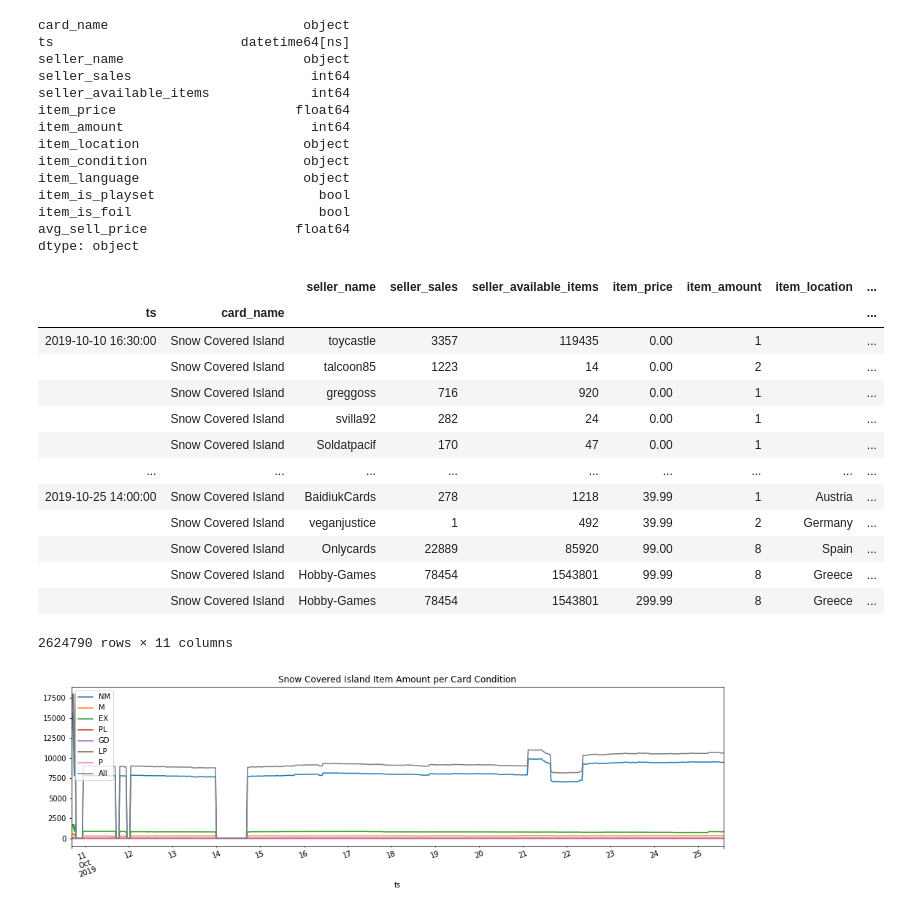
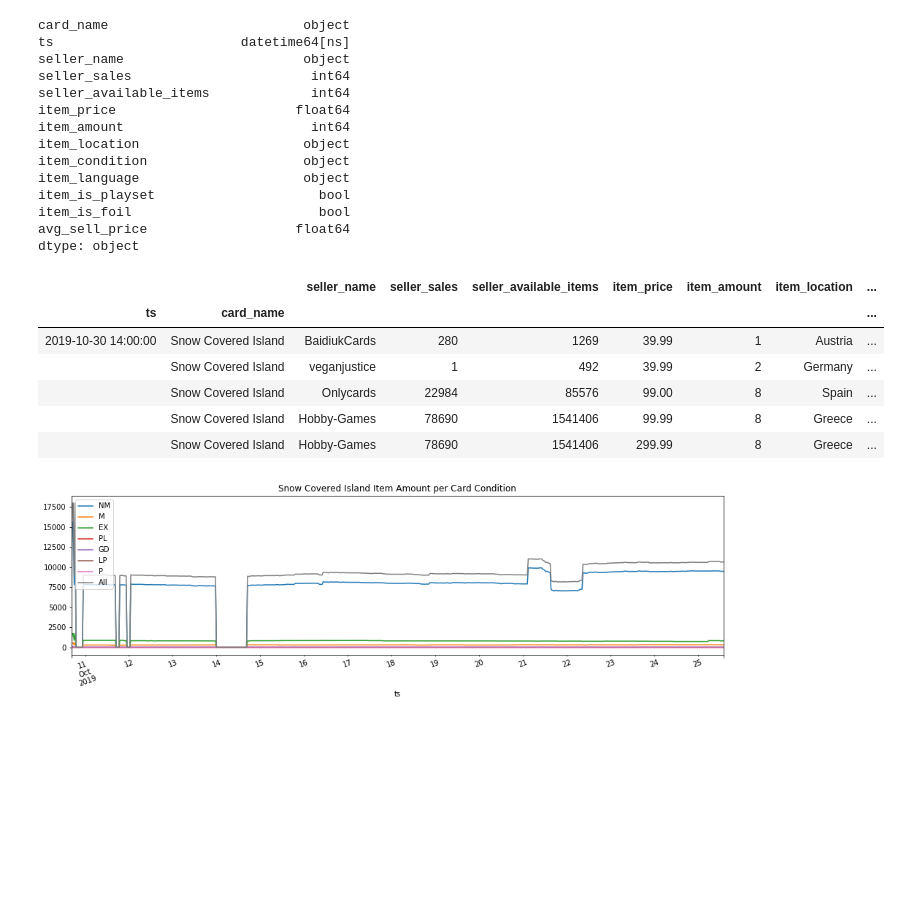
Before and after one commit to buedaswag/mtg, a Jupyter notebook: experiments_plotting.ipynb, the cells around one changed output. Saved outputs shown, nothing was run; the diff lists cells and outputs as text; code cells hidden in the pictures; blank space fills up the shorter version.

Commit message:
fixing large pickles

```diff
--- a/experiments_plotting.ipynb
+++ b/experiments_plotting.ipynb
@@ -59,7 +59,9 @@ read the records
 
 now = pd.Timestamp.now(tz='UTC').date()
 now_minus_24_hours = now - pd.Timedelta('%d hours'%(24,))
-engine, server = get_db_connection_ssh(local=False)
+
+# set local param
+engine, server = get_db_connection_ssh(local=True)
 
 query = '''
 SELECT *
@@ -88,22 +90,19 @@ avg_sell_price                   float64
 dtype: object
 # %%
 df = data_transformer(df_db)
-df
-# %% [output]
-|  |  | seller_name | seller_sales | seller_available_items | item_price | item_amount | item_location | ... |
-| ts | card_name |  |  |  |  |  |  | ... |
-| 2019-10-10 16:30:00 | Snow Covered Island | toycastle | 3357 | 119435 | 0.00 | 1 |  | ... |
-|  | Snow Covered Island | talcoon85 | 1223 | 14 | 0.00 | 2 |  | ... |
-|  | Snow Covered Island | greggoss | 716 | 920 | 0.00 | 1 |  | ... |
-|  | Snow Covered Island | svilla92 | 282 | 24 | 0.00 | 1 |  | ... |
-|  | Snow Covered Island | Soldatpacif | 170 | 47 | 0.00 | 1 |  | ... |
-| ... | ... | ... | ... | ... | ... | ... | ... | ... |
-| 2019-10-25 14:00:00 | Snow Covered Island | BaidiukCards | 278 | 1218 | 39.99 | 1 | Austria | ... |
-|  | Snow Covered Island | veganjustice | 1 | 492 | 39.99 | 2 | Germany | ... |
-|  | Snow Covered Island | Onlycards | 22889 | 85920 | 99.00 | 8 | Spain | ... |
-|  | Snow Covered Island | Hobby-Games | 78454 | 1543801 | 99.99 | 8 | Greece | ... |
-|  | Snow Covered Island | Hobby-Games | 78454 | 1543801 | 299.99 | 8 | Greece | ... |
-2624790 rows × 11 columns
+# %%
+# save the df
+with open('./pickles/df.pickle', 'wb') as handle:
+    pickle.dump(df, handle, protocol=pickle.HIGHEST_PROTOCOL)
+df.tail()
+# %% [output]
+|  |  | seller_name | seller_sales | seller_available_items | item_price | item_amount | item_location | ... |
+| ts | card_name |  |  |  |  |  |  | ... |
+| 2019-10-30 14:00:00 | Snow Covered Island | BaidiukCards | 280 | 1269 | 39.99 | 1 | Austria | ... |
+|  | Snow Covered Island | veganjustice | 1 | 492 | 39.99 | 2 | Germany | ... |
+|  | Snow Covered Island | Onlycards | 22984 | 85576 | 99.00 | 8 | Spain | ... |
+|  | Snow Covered Island | Hobby-Games | 78690 | 1541406 | 99.99 | 8 | Greece | ... |
+|  | Snow Covered Island | Hobby-Games | 78690 | 1541406 | 299.99 | 8 | Greece | ... |
 # %%
 '''
 plot item_amount per card condition
```
Also changed, not shown: 23 other files.
